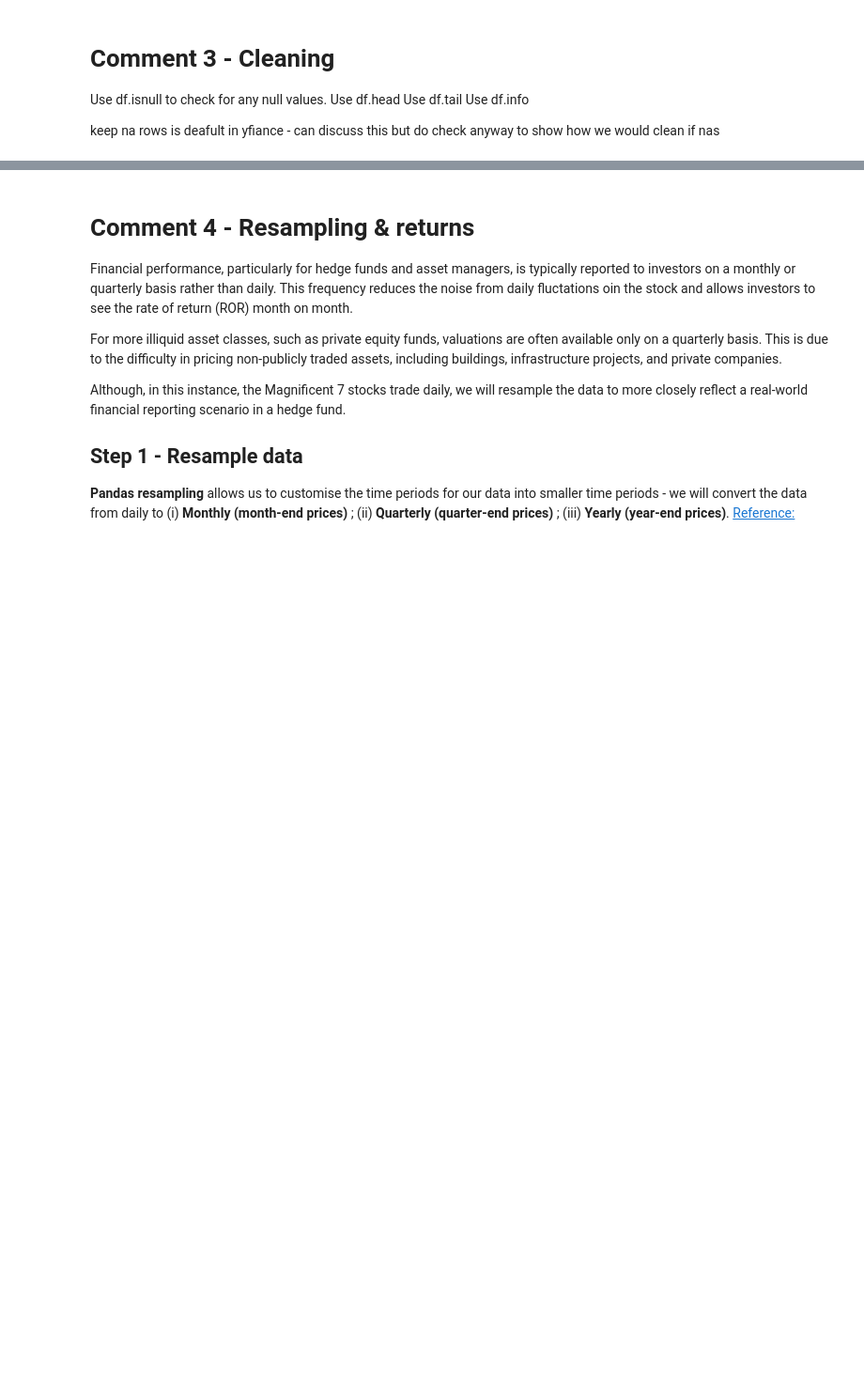
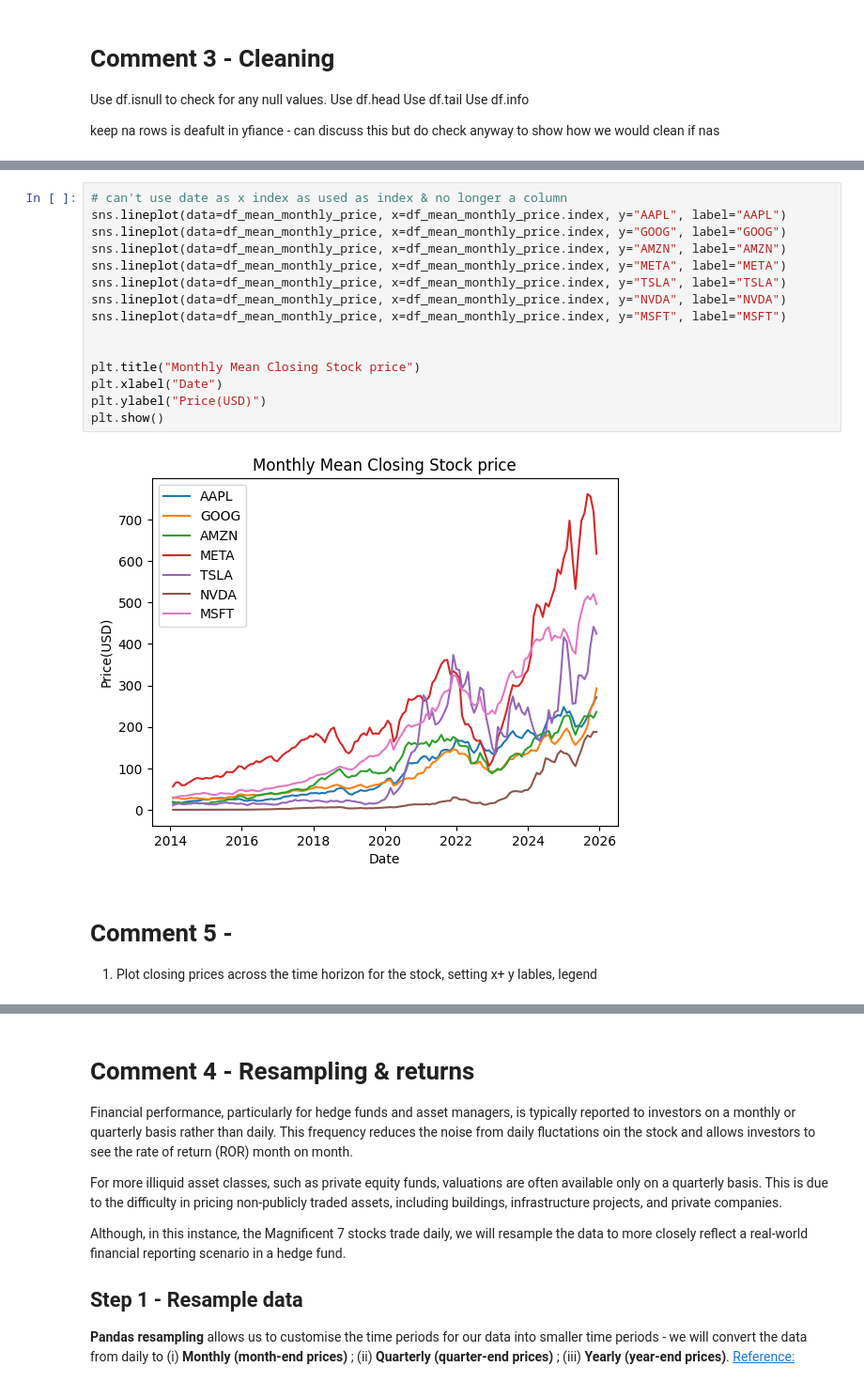
Before and after one commit to Mr-Scarf/programming-for-data-analytics, a Jupyter notebook: project/Project.ipynb, the cells around one changed output, grey strips where cells are left out. Shown at 94% size. Saved outputs shown, nothing was run; the diff lists cells and outputs as text; blank space fills up the shorter version.

```diff
--- a/project/Project.ipynb
+++ b/project/Project.ipynb
@@ -185,0 +205,20 @@ memory usage: 842.6 KB
+# %%
+# can't use date as x index as used as index & no longer a column
+sns.lineplot(data=df_mean_monthly_price, x=df_mean_monthly_price.index, y="AAPL", label="AAPL")
+sns.lineplot(data=df_mean_monthly_price, x=df_mean_monthly_price.index, y="GOOG", label="GOOG")
+sns.lineplot(data=df_mean_monthly_price, x=df_mean_monthly_price.index, y="AMZN", label="AMZN")
+sns.lineplot(data=df_mean_monthly_price, x=df_mean_monthly_price.index, y="META", label="META")
+sns.lineplot(data=df_mean_monthly_price, x=df_mean_monthly_price.index, y="TSLA", label="TSLA")
+sns.lineplot(data=df_mean_monthly_price, x=df_mean_monthly_price.index, y="NVDA", label="NVDA")
+sns.lineplot(data=df_mean_monthly_price, x=df_mean_monthly_price.index, y="MSFT", label="MSFT")
+
+
+plt.title("Monthly Mean Closing Stock price")
+plt.xlabel("Date")
+plt.ylabel("Price(USD)")
+plt.show()
+# %% [output]
+[figure, new version]
+# %% [markdown]
+# Comment 5 -
+1. Plot closing prices across the time horizon for the stock, setting x+ y lables, legend
```
Also changed, not shown: parts of 14 cells of this notebook, 2 other files.
